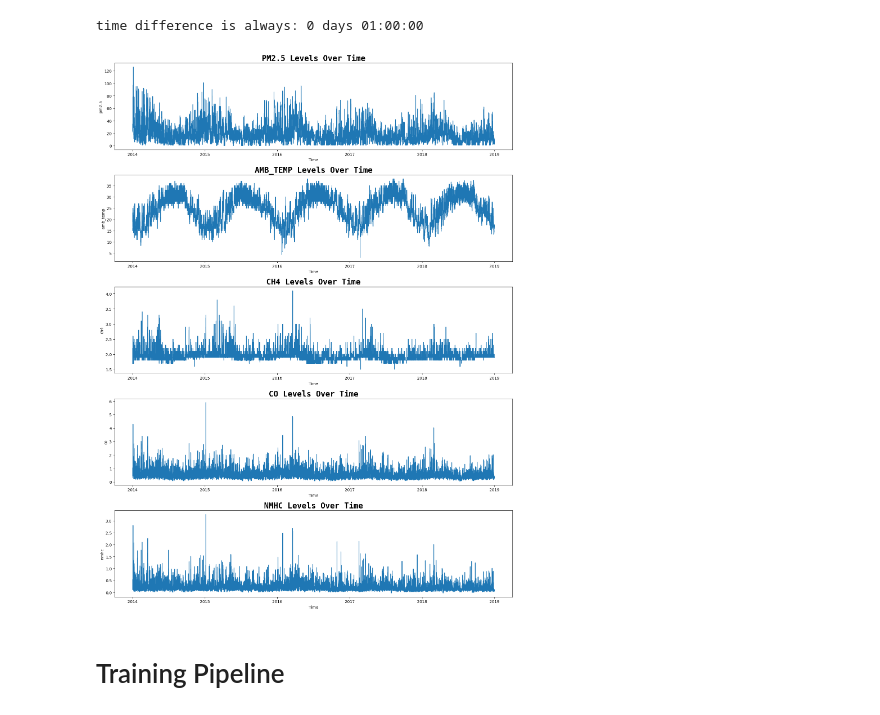
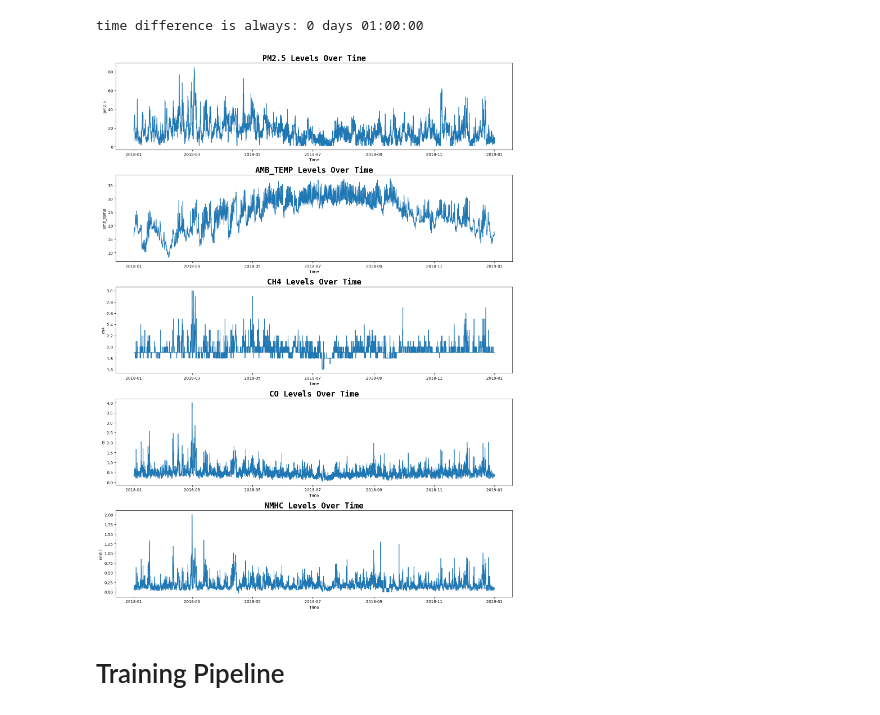
Before and after one commit to amrirasyidi/air_quality_forecasting, a Jupyter notebook: notebooks/2_lstnet_pipeline.ipynb, the cells around one changed output. Drawn from its saved outputs; the diff is of its cells as text; code cells hidden in the pictures.

Commit message:
modularize data epa_tw data importing

```diff
--- a/notebooks/2_lstnet_pipeline.ipynb
+++ b/notebooks/2_lstnet_pipeline.ipynb
@@ -42,12 +42,6 @@ epa_taiwan_df = pd.concat([pd.read_csv(csv) for csv in tqdm(epa_taiwan_csv_list)
 # %%
-pm25 = epa_taiwan_df[[
-    "SiteEngName",
-    "PM2.5",
-    "AMB_TEMP",
-    "CH4",
-    'CO',
-    "NMHC",
-    # "lon",
-    # "lat",
-    "read_time"
-    ]]
+year = 2018
+site_name = "Banqiao"
+columns = ["SiteEngName","PM2.5","AMB_TEMP","CH4",'CO',"NMHC","read_time"]
+
+pm25_df = epa_taiwan_data_pipeline.import_epa_data(site_name=site_name, year=year)
@@ -73,38 +48,40 @@ pm25_banqiao = pm25_banqiao.sort_values(by="read_time")
+# %%
+pm25_df = epa_taiwan_data_pipeline.standardize_df(pm25_df)
 # %%
 # make sure the time diff is always constant
-pm25_banqiao['time_diff'] = pm25_banqiao['read_time'].diff()
-time_diff_list = pm25_banqiao['time_diff'].unique().dropna()
+pm25_df['time_diff'] = pm25_df['read_time'].diff()
+time_diff_list = pm25_df['time_diff'].unique().dropna()
 
 if len(time_diff_list) > 1:
     print(f"{time_diff_list.unique()}")
 else:
     print(f"time difference is always: {time_diff_list[0]}")
-    pm25_banqiao = pm25_banqiao.drop(columns=["time_diff"])
-    pm25_banqiao.head()
+    pm25_df = pm25_df.drop(columns=["time_diff"])
+    pm25_df.head()
 # %% [output]
 time difference is always: 0 days 01:00:00
 # %%
-nrow = len(pm25_banqiao.columns[1:-1])
+nrow = len(pm25_df.columns[1:-1])
 ncols = 1
 
 fig, ax = plt.subplots(
     nrow,
     ncols,
     figsize = (15,4*nrow)
     )
 
-for col, ax in zip(pm25_banqiao.columns[1:-1], ax.flatten()):
+for col, ax in zip(pm25_df.columns[1:-1], ax.flatten()):
     ax.plot(
-        pm25_banqiao['read_time'],
-        pm25_banqiao[col],
+        pm25_df['read_time'],
+        pm25_df[col],
         linestyle='-',
         )
     ax.set_title(f'{col.upper()} Levels Over Time', fontweight = "bold", fontsize = 20, fontfamily = "monospace")
     ax.set_xlabel('Time')
     ax.set_ylabel(f'{col}')
 plt.tight_layout()
 # %% [output]
-[figure, old version]
+[figure, new version]
 # %% [markdown]
 # Training Pipeline
 # %% [markdown]
```
Also changed, not shown: parts of 5 cells of this notebook, 1 other file.
